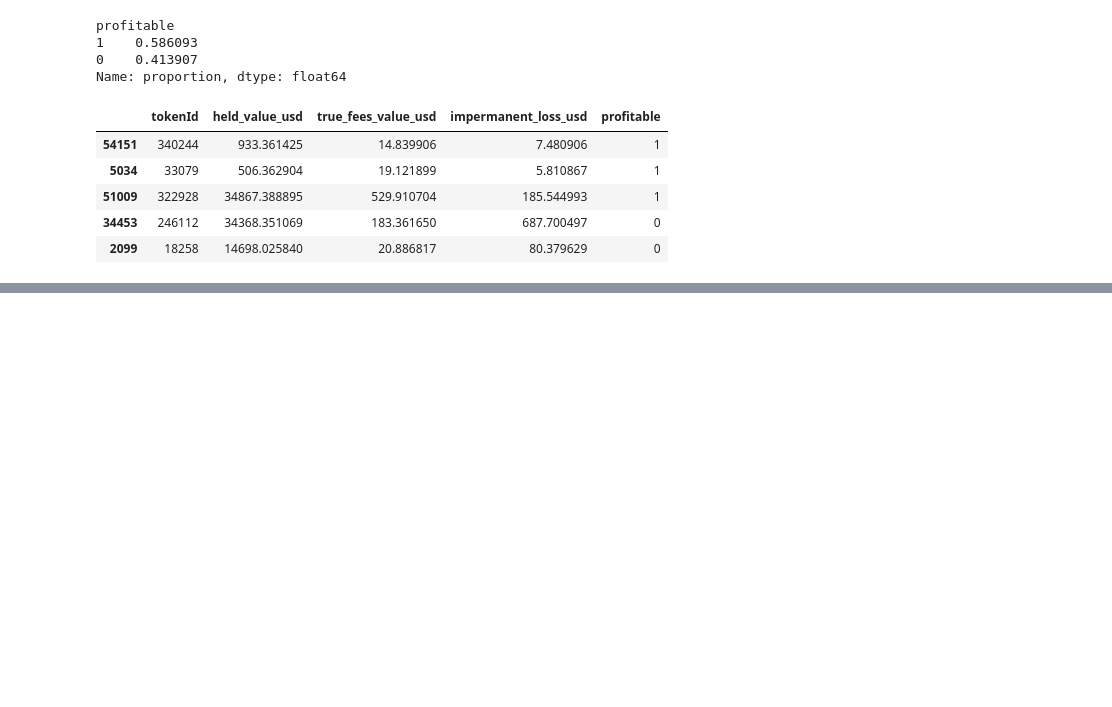
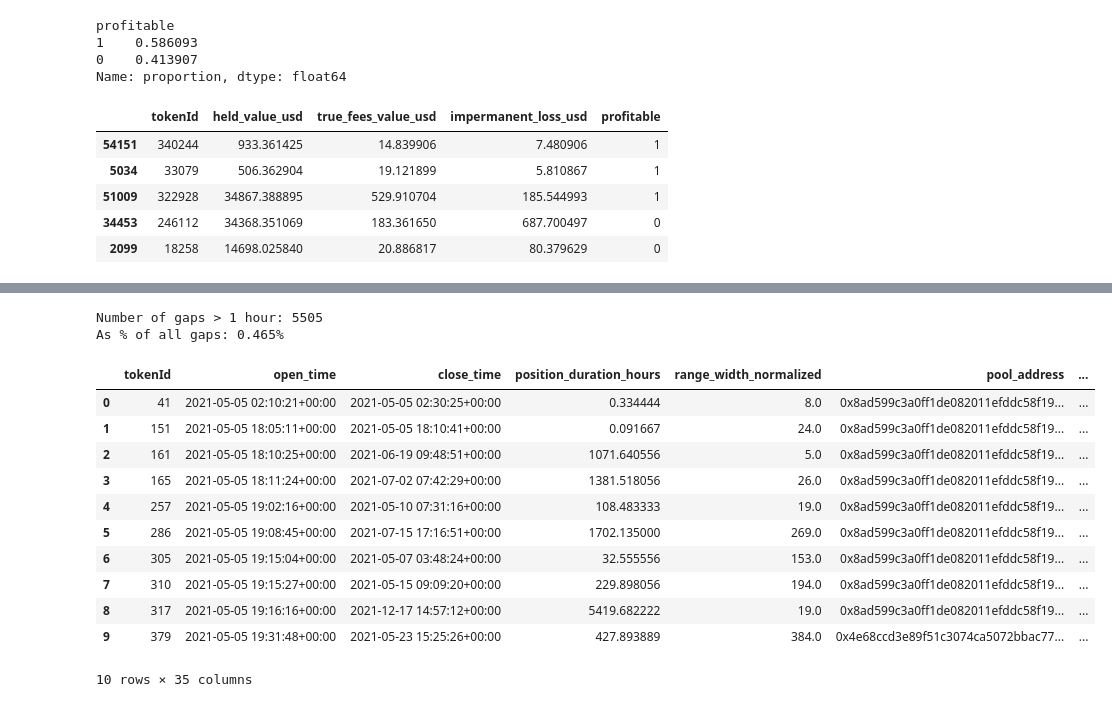
Before and after one commit to nisarg-m-shah/Research-Project-1, a Jupyter notebook: test.ipynb, the cells around one changed output, grey strips where cells are left out. Saved outputs shown, nothing was run; the diff lists cells and outputs as text; code cells hidden in the pictures; blank space fills up the shorter version.

```diff
--- a/test.ipynb
+++ b/test.ipynb
@@ -1330,0 +1711,7 @@ pos_labeled_base[['tokenId', 'held_value_usd', 'true_fees_value_usd', 'impermane
+# %%
+large_gaps = gaps[gaps > pd.Timedelta(hours=1)]
+print(f"Number of gaps > 1 hour: {len(large_gaps)}")
+print(f"As % of all gaps: {len(large_gaps) / len(gaps) * 100:.3f}%")
+# %% [output]
+Number of gaps > 1 hour: 5505
+As % of all gaps: 0.465%
@@ -1330,0 +1720,19 @@ pos_labeled_base[['tokenId', 'held_value_usd', 'true_fees_value_usd', 'impermane
+# %%
+import pandas as pd
+
+data = pd.read_csv("final_merged_dataset_v4.csv")
+# %%
+data.head(10)
+# %% [output]
+|  | tokenId | open_time | close_time | position_duration_hours | range_width_normalized | pool_address | ... |
+| 0 | 41 | 2021-05-05 02:10:21+00:00 | 2021-05-05 02:30:25+00:00 | 0.334444 | 8.0 | 0x8ad599c3a0ff1de082011efddc58f19... | ... |
+| 1 | 151 | 2021-05-05 18:05:11+00:00 | 2021-05-05 18:10:41+00:00 | 0.091667 | 24.0 | 0x8ad599c3a0ff1de082011efddc58f19... | ... |
+| 2 | 161 | 2021-05-05 18:10:25+00:00 | 2021-06-19 09:48:51+00:00 | 1071.640556 | 5.0 | 0x8ad599c3a0ff1de082011efddc58f19... | ... |
+| 3 | 165 | 2021-05-05 18:11:24+00:00 | 2021-07-02 07:42:29+00:00 | 1381.518056 | 26.0 | 0x8ad599c3a0ff1de082011efddc58f19... | ... |
+| 4 | 257 | 2021-05-05 19:02:16+00:00 | 2021-05-10 07:31:16+00:00 | 108.483333 | 19.0 | 0x8ad599c3a0ff1de082011efddc58f19... | ... |
+| 5 | 286 | 2021-05-05 19:08:45+00:00 | 2021-07-15 17:16:51+00:00 | 1702.135000 | 269.0 | 0x8ad599c3a0ff1de082011efddc58f19... | ... |
+| 6 | 305 | 2021-05-05 19:15:04+00:00 | 2021-05-07 03:48:24+00:00 | 32.555556 | 153.0 | 0x8ad599c3a0ff1de082011efddc58f19... | ... |
+| 7 | 310 | 2021-05-05 19:15:27+00:00 | 2021-05-15 09:09:20+00:00 | 229.898056 | 194.0 | 0x8ad599c3a0ff1de082011efddc58f19... | ... |
+| 8 | 317 | 2021-05-05 19:16:16+00:00 | 2021-12-17 14:57:12+00:00 | 5419.682222 | 19.0 | 0x8ad599c3a0ff1de082011efddc58f19... | ... |
+| 9 | 379 | 2021-05-05 19:31:48+00:00 | 2021-05-23 15:25:26+00:00 | 427.893889 | 384.0 | 0x4e68ccd3e89f51c3074ca5072bbac77... | ... |
+10 rows × 35 columns
```
Also changed, not shown: parts of 12 cells of this notebook, 13 other files.
